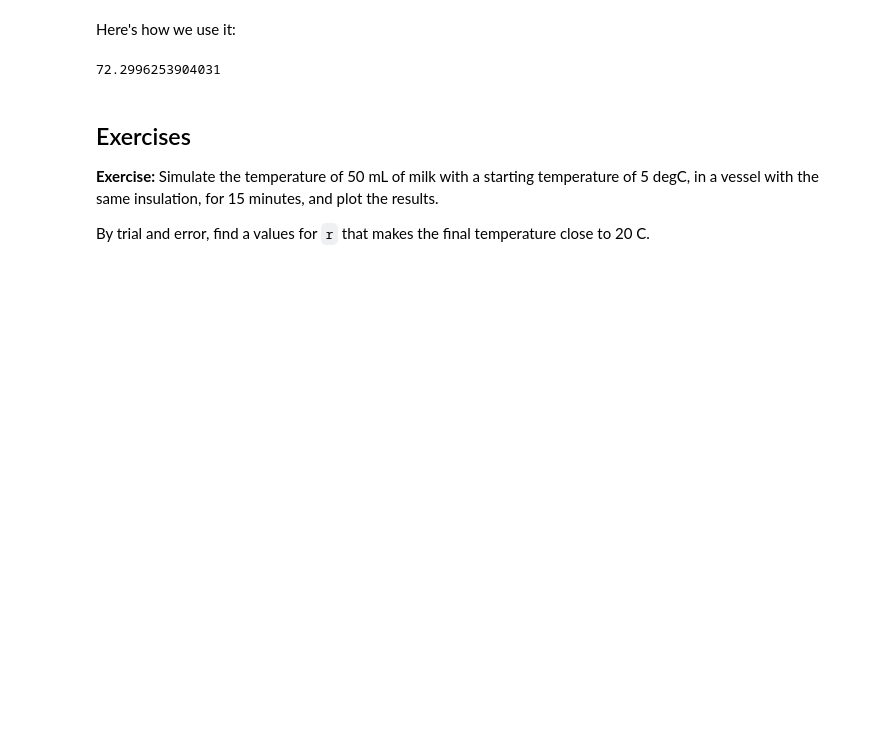
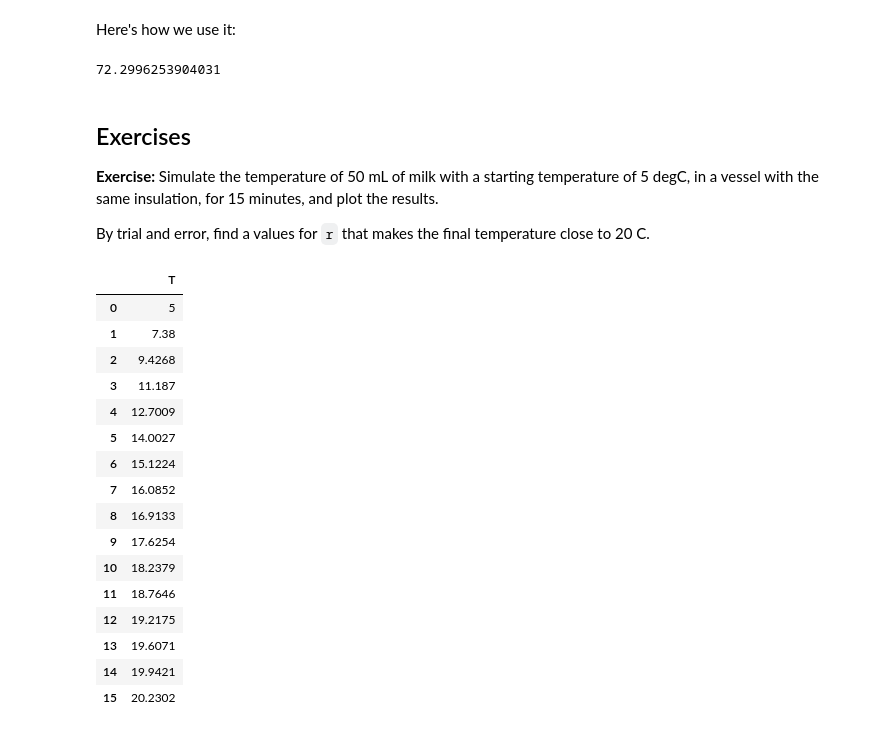
Before and after one commit to fung18870/ModSimPy, a Jupyter notebook: code/chap15-Mine.ipynb, the cells around one changed output. Drawn from its saved outputs; the diff is of its cells as text; code cells hidden in the pictures; blank space fills up the shorter version.

```diff
--- a/code/chap15-Mine.ipynb
+++ b/code/chap15-Mine.ipynb
@@ -170,3 +168,24 @@ By trial and error, find a values for `r` that makes the final temperature close
+# %%
+coffee = make_system(T_init=5, r=0.14, volume=50, t_end=15)
+results = run_simulation(coffee, update_func)
+# %% [output]
+|  | T |
+| 0 | 5 |
+| 1 | 7.38 |
+| 2 | 9.4268 |
+| 3 | 11.187 |
+| 4 | 12.7009 |
+| 5 | 14.0027 |
+| 6 | 15.1224 |
+| 7 | 16.0852 |
+| 8 | 16.9133 |
+| 9 | 17.6254 |
+| 10 | 18.2379 |
+| 11 | 18.7646 |
+| 12 | 19.2175 |
+| 13 | 19.6071 |
+| 14 | 19.9421 |
+| 15 | 20.2302 |
 # %%
 plot(results.T, label='milk')
 decorate(xlabel='Time (minutes)',
```
Also changed, not shown: parts of 2 cells of this notebook, 19 other files.
